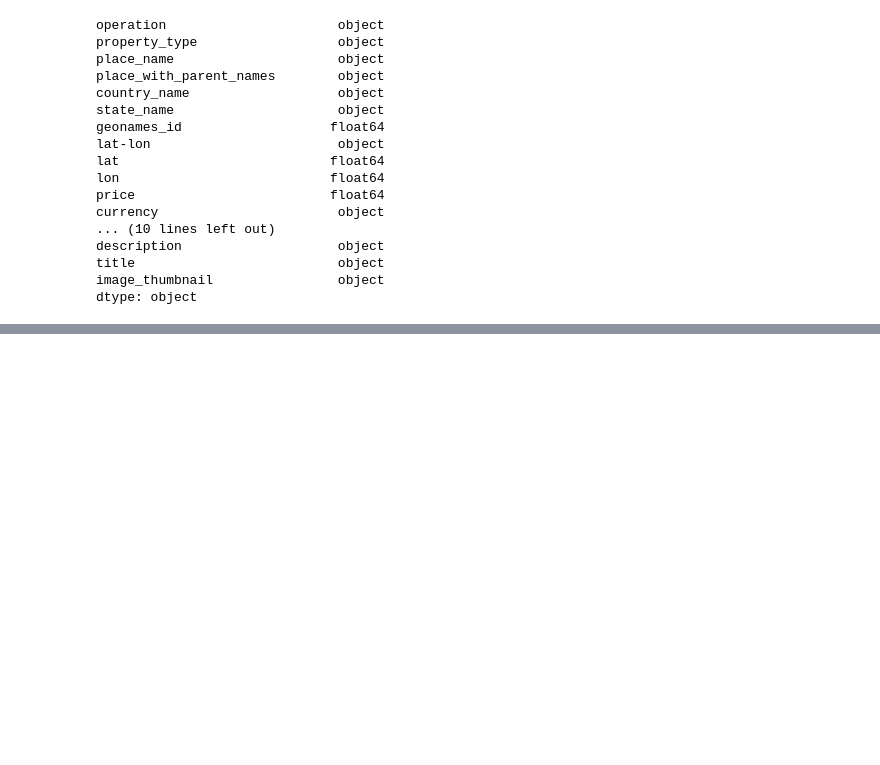
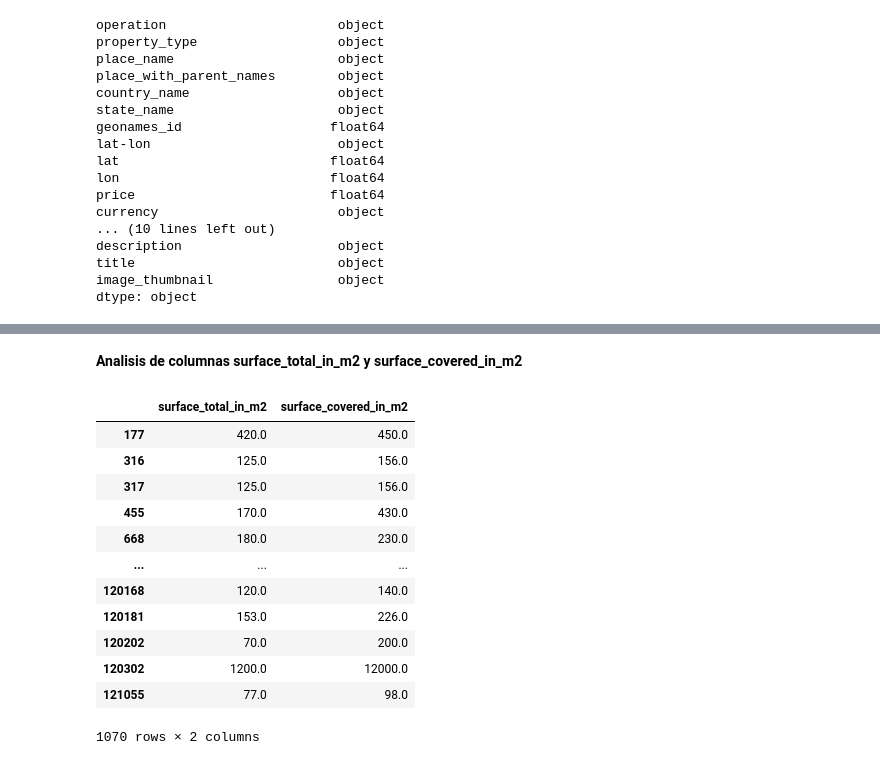
Before and after one commit to BenkosT/TP_Limpieza, a Jupyter notebook: Notebooks/Limpieza.ipynb, the cells around one changed output, grey strips where cells are left out. Cells and saved outputs as stored; diff of their text form; code cells hidden in the pictures; blank space fills up the shorter version.

```diff
--- a/Notebooks/Limpieza.ipynb
+++ b/Notebooks/Limpieza.ipynb
@@ -166,0 +254,23 @@ print(data_clean_empty_row.shape)
+# %%
+# Como todos los nulos en la columna place_name corresponden al municipio de Tigre, los imputamos directamente con este municipio
+data.loc[data_null_place_name.index, "place_name"] = 'Tigre'
+# %% [markdown]
+**Analisis de columnas surface_total_in_m2 y surface_covered_in_m2**
+# %%
+# Vemos en que casos el valor surface_total_in_m2 es menor que el valor surface_covered_in_m2
+mask_surface = data[data.surface_total_in_m2 < data.surface_covered_in_m2]
+mask_surface[["surface_total_in_m2" , "surface_covered_in_m2"]]
+# %% [output]
+|  | surface_total_in_m2 | surface_covered_in_m2 |
+| 177 | 420.0 | 450.0 |
+| 316 | 125.0 | 156.0 |
+| 317 | 125.0 | 156.0 |
+| 455 | 170.0 | 430.0 |
+| 668 | 180.0 | 230.0 |
+| ... | ... | ... |
+| 120168 | 120.0 | 140.0 |
+| 120181 | 153.0 | 226.0 |
+| 120202 | 70.0 | 200.0 |
+| 120302 | 1200.0 | 12000.0 |
+| 121055 | 77.0 | 98.0 |
+1070 rows × 2 columns
```
Also changed, not shown: parts of 28 cells of this notebook, 1 other file.
